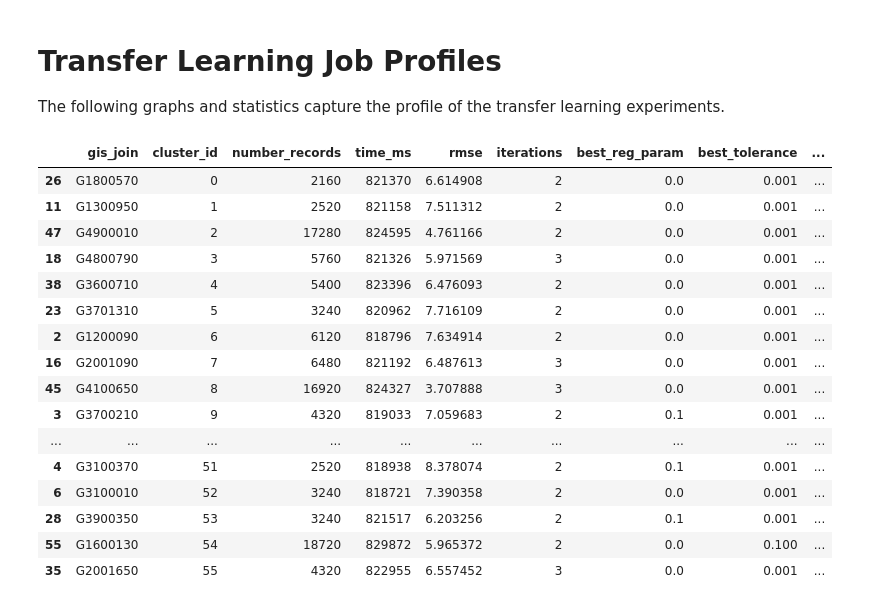
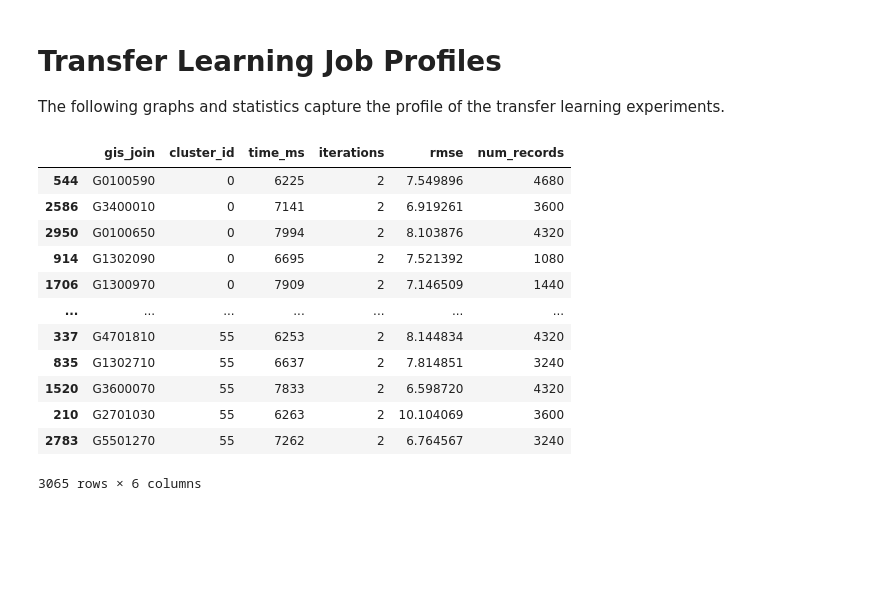
Before and after one commit to menuka94/transfer-learning, a Jupyter notebook: Job_Profiling.ipynb, the cells around one changed output. Saved outputs shown, nothing was run; the diff lists cells and outputs as text; code cells hidden in the pictures; blank space fills up the shorter version.

```diff
--- a/Job_Profiling.ipynb
+++ b/Job_Profiling.ipynb
@@ -10,32 +10,32 @@ clusters_file = "clusters.csv"
 # %%
 import pandas as pd
 import matplotlib.pyplot as plt
 import datetime
 
 dir_prefix = "experiment_data/job_profiles"
 
+clusters_df = pd.read_csv(f"{dir_prefix}/clusters.csv", header=0).sort_values(by="cluster_id")
 cluster_models_stats_df = pd.read_csv(f"{dir_prefix}/cluster_model_stats_{experiment}.csv", header=0).sort_values(by="cluster_id")
 centroid_models_stats_df = pd.read_csv(f"{dir_prefix}/centroid_stats_{experiment}.csv", header=0).sort_values(by="cluster_id")
-tasks_df = pd.read_csv(f"{dir_prefix}/experiment_profile_{experiment}.csv", header=1)
-centroid_models_stats_df
+sequential_model_stats_df = pd.read_csv(f"{dir_prefix}/sequential_stats.csv", header=0).sort_values(by="cluster_id")
+sequential_tasks_df = pd.read_csv(f"{dir_prefix}/experiment_profile_sequential.csv", header=1)
+transfer_learn_tasks_df = pd.read_csv(f"{dir_prefix}/experiment_profile_{experiment}.csv", header=1)
+
+sequential_model_stats_df
 # %% [output]
-|  | gis_join | cluster_id | number_records | time_ms | rmse | iterations | best_reg_param | best_tolerance | ... |
-| 26 | G1800570 | 0 | 2160 | 821370 | 6.614908 | 2 | 0.0 | 0.001 | ... |
-| 11 | G1300950 | 1 | 2520 | 821158 | 7.511312 | 2 | 0.0 | 0.001 | ... |
-| 47 | G4900010 | 2 | 17280 | 824595 | 4.761166 | 2 | 0.0 | 0.001 | ... |
-| 18 | G4800790 | 3 | 5760 | 821326 | 5.971569 | 3 | 0.0 | 0.001 | ... |
-| 38 | G3600710 | 4 | 5400 | 823396 | 6.476093 | 2 | 0.0 | 0.001 | ... |
-| 23 | G3701310 | 5 | 3240 | 820962 | 7.716109 | 2 | 0.0 | 0.001 | ... |
-| 2 | G1200090 | 6 | 6120 | 818796 | 7.634914 | 2 | 0.0 | 0.001 | ... |
-| 16 | G2001090 | 7 | 6480 | 821192 | 6.487613 | 3 | 0.0 | 0.001 | ... |
-| 45 | G4100650 | 8 | 16920 | 824327 | 3.707888 | 3 | 0.0 | 0.001 | ... |
-| 3 | G3700210 | 9 | 4320 | 819033 | 7.059683 | 2 | 0.1 | 0.001 | ... |
-| ... | ... | ... | ... | ... | ... | ... | ... | ... | ... |
-| 4 | G3100370 | 51 | 2520 | 818938 | 8.378074 | 2 | 0.1 | 0.001 | ... |
-| 6 | G3100010 | 52 | 3240 | 818721 | 7.390358 | 2 | 0.0 | 0.001 | ... |
-| 28 | G3900350 | 53 | 3240 | 821517 | 6.203256 | 2 | 0.1 | 0.001 | ... |
-| 55 | G1600130 | 54 | 18720 | 829872 | 5.965372 | 2 | 0.0 | 0.100 | ... |
-| 35 | G2001650 | 55 | 4320 | 822955 | 6.557452 | 3 | 0.0 | 0.001 | ... |
+|  | gis_join | cluster_id | time_ms | iterations | rmse | num_records |
+| 544 | G0100590 | 0 | 6225 | 2 | 7.549896 | 4680 |
+| 2586 | G3400010 | 0 | 7141 | 2 | 6.919261 | 3600 |
+| 2950 | G0100650 | 0 | 7994 | 2 | 8.103876 | 4320 |
+| 914 | G1302090 | 0 | 6695 | 2 | 7.521392 | 1080 |
+| 1706 | G1300970 | 0 | 7909 | 2 | 7.146509 | 1440 |
+| ... | ... | ... | ... | ... | ... | ... |
+| 337 | G4701810 | 55 | 6253 | 2 | 8.144834 | 4320 |
+| 835 | G1302710 | 55 | 6637 | 2 | 7.814851 | 3240 |
+| 1520 | G3600070 | 55 | 7833 | 2 | 6.598720 | 4320 |
+| 210 | G2701030 | 55 | 6263 | 2 | 10.104069 | 3600 |
+| 2783 | G5501270 | 55 | 7262 | 2 | 6.764567 | 3240 |
+3065 rows × 6 columns
 # %%
 def human_time(difference_ms):
     return datetime.timedelta(milliseconds=difference_ms)
```
Also changed, not shown: parts of 16 cells of this notebook, 3 other files.
